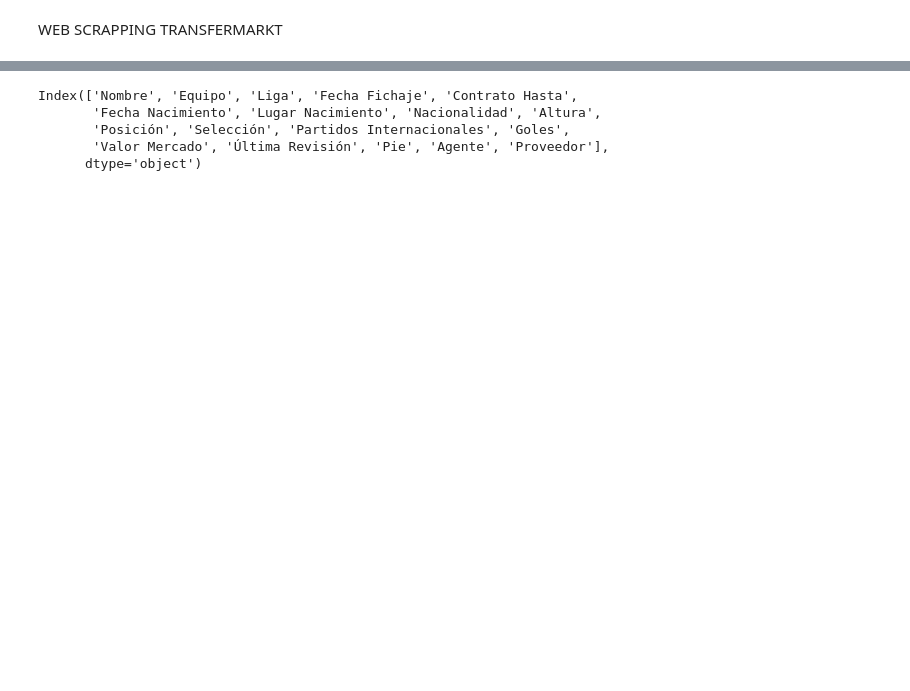
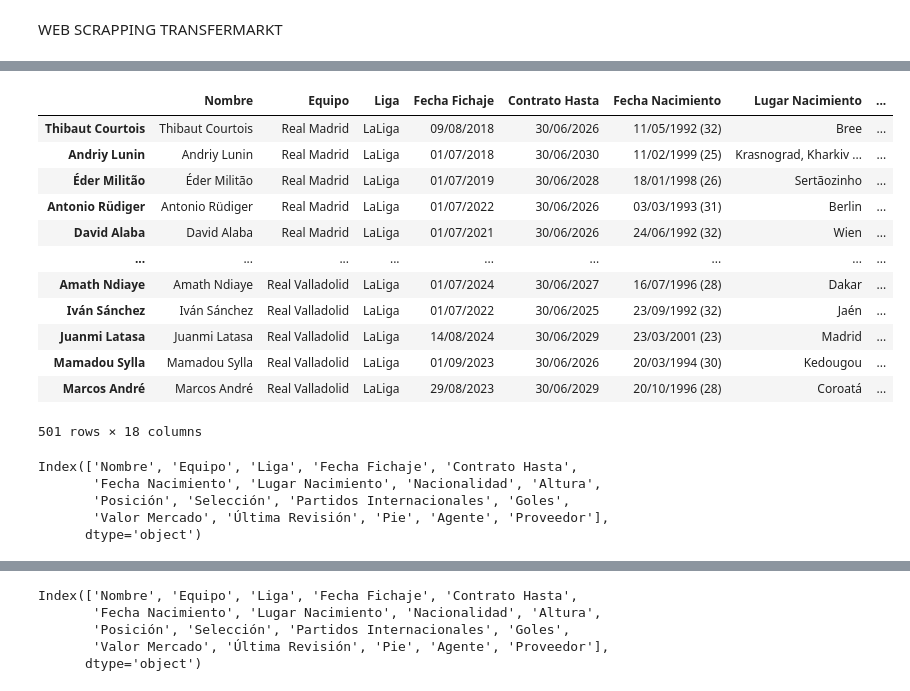
Before and after one commit to Lokhy87/DV7_GROUP, a Jupyter notebook: transfermarkt_scrapping.ipynb, the cells around one changed output, grey strips where cells are left out. Saved outputs shown, nothing was run; the diff lists cells and outputs as text; code cells hidden in the pictures; blank space fills up the shorter version.

```diff
--- a/transfermarkt_scrapping.ipynb
+++ b/transfermarkt_scrapping.ipynb
@@ -54,0 +114,10 @@ jugadores = {
+# %%
+# Eliminar la clave del equipo
+# Combinar todos los subdiccionarios de jugadores en uno solo
+jugadores_urls = {}
+for equipo, jugadores in players_urls_by_team.items():
+    jugadores_urls.update(jugadores)
+
+# Imprimir resultado
+for jugador, url in jugadores_urls.items():
+    print(f'{jugador}: {url}')
@@ -273,0 +338,30 @@ df_jugadores
+# %%
+# Diccionario donde guardaremos toda la información
+info_jugadores = {}
+
+# Iterar sobre el diccionario de URLs y extraer los datos
+for jugador, url in jugadores_urls.items():
+    print(f"Extrayendo información de {jugador}...")
+    datos_jugador = extraer_info_jugador(url)
+    info_jugadores[jugador] = datos_jugador
+
+# Verificamos si 'info_jugadores' contiene datos antes de continuar
+if info_jugadores:
+    # Imprimir las claves (nombre de los datos) como cabecera
+    primer_jugador = next(iter(info_jugadores))  # Obtener el primer jugador
+    cabecera = list(info_jugadores[primer_jugador].keys())  # Obtener las claves de los datos del primer jugador
+
+    # Imprimir cabecera
+    print("Jugador", end="\t")
+    for clave in cabecera:
+        print(f"{clave}", end="\t")
+    print()  # Nueva línea después de la cabecera
+
+    # Imprimir datos de cada jugador en una fila
+    for jugador, datos in info_jugadores.items():
+        print(f"{jugador}", end="\t")  # Imprimir el nombre del jugador
+        for clave in cabecera:
+            print(f"{datos[clave]}", end="\t")  # Imprimir los valores correspondientes a las claves
+        print()  # Nueva línea después de cada jugador
+else:
+    print("No se encontraron datos de jugadores.")
@@ -273,0 +386,25 @@ df_jugadores
+# %%
+df = pd.DataFrame.from_dict(info_jugadores, orient='index')
+df
+# %% [output]
+|  | Nombre | Equipo | Liga | Fecha Fichaje | Contrato Hasta | Fecha Nacimiento | Lugar Nacimiento | ... |
+| Thibaut Courtois | Thibaut Courtois | Real Madrid | LaLiga | 09/08/2018 | 30/06/2026 | 11/05/1992 (32) | Bree | ... |
+| Andriy Lunin | Andriy Lunin | Real Madrid | LaLiga | 01/07/2018 | 30/06/2030 | 11/02/1999 (25) | Krasnograd, Kharkiv ... | ... |
+| Éder Militão | Éder Militão | Real Madrid | LaLiga | 01/07/2019 | 30/06/2028 | 18/01/1998 (26) | Sertãozinho | ... |
+| Antonio Rüdiger | Antonio Rüdiger | Real Madrid | LaLiga | 01/07/2022 | 30/06/2026 | 03/03/1993 (31) | Berlin | ... |
+| David Alaba | David Alaba | Real Madrid | LaLiga | 01/07/2021 | 30/06/2026 | 24/06/1992 (32) | Wien | ... |
+| ... | ... | ... | ... | ... | ... | ... | ... | ... |
+| Amath Ndiaye | Amath Ndiaye | Real Valladolid | LaLiga | 01/07/2024 | 30/06/2027 | 16/07/1996 (28) | Dakar | ... |
+| Iván Sánchez | Iván Sánchez | Real Valladolid | LaLiga | 01/07/2022 | 30/06/2025 | 23/09/1992 (32) | Jaén | ... |
+| Juanmi Latasa | Juanmi Latasa | Real Valladolid | LaLiga | 14/08/2024 | 30/06/2029 | 23/03/2001 (23) | Madrid | ... |
+| Mamadou Sylla | Mamadou Sylla | Real Valladolid | LaLiga | 01/09/2023 | 30/06/2026 | 20/03/1994 (30) | Kedougou | ... |
+| Marcos André | Marcos André | Real Valladolid | LaLiga | 29/08/2023 | 30/06/2029 | 20/10/1996 (28) | Coroatá | ... |
+501 rows × 18 columns
+# %%
+df.columns
+# %% [output]
+Index(['Nombre', 'Equipo', 'Liga', 'Fecha Fichaje', 'Contrato Hasta',
+       'Fecha Nacimiento', 'Lugar Nacimiento', 'Nacionalidad', 'Altura',
+       'Posición', 'Selección', 'Partidos Internacionales', 'Goles',
+       'Valor Mercado', 'Última Revisión', 'Pie', 'Agente', 'Proveedor'],
+      dtype='object')
```
Also changed, not shown: parts of 40 cells of this notebook, 7 other files.
